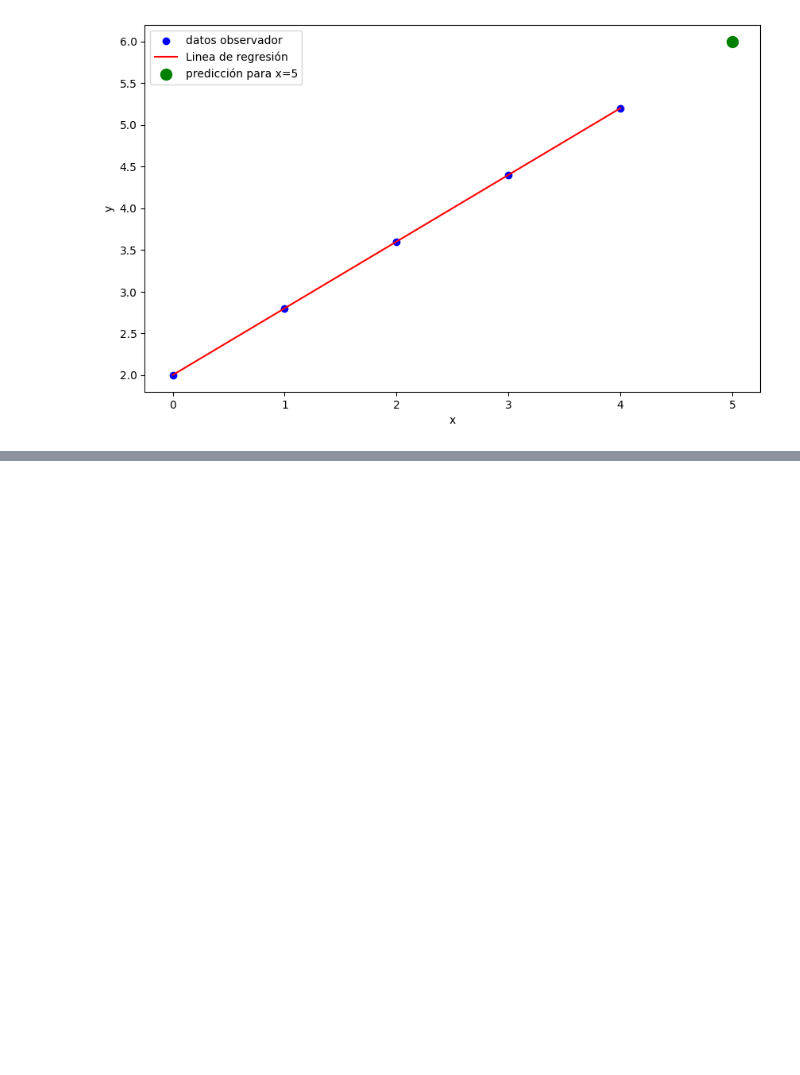
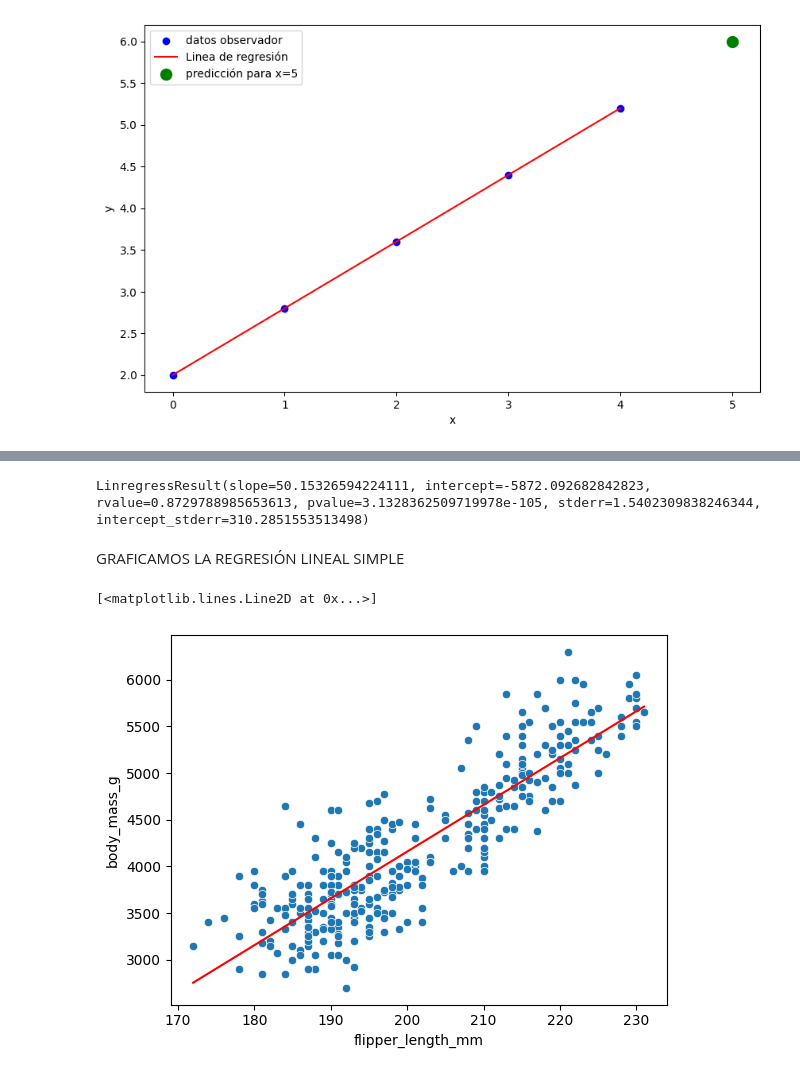
Before and after one commit to cesarmayta/BOOTCAMP_DSG1, a Jupyter notebook: dia1/03_regresion_lineal_simple_scipy_minimos_cuadrados.ipynb, the cells around one changed output, grey strips where cells are left out. Saved outputs shown, nothing was run; the diff lists cells and outputs as text; code cells hidden in the pictures; blank space fills up the shorter version.

Commit message:
regresion lineal con pinguinos

```diff
--- a/dia1/03_regresion_lineal_simple_scipy_minimos_cuadrados.ipynb
+++ b/dia1/03_regresion_lineal_simple_scipy_minimos_cuadrados.ipynb
@@ -79,0 +84,3 @@ plt.show()
+# %%
+penguins_df = sns.load_dataset('penguins')
+penguins_df
@@ -79,0 +110,3 @@ plt.show()
+# %%
+penguins_df.dropna(inplace=True)
+penguins_df
@@ -79,0 +127,28 @@ plt.show()
+# %%
+penguins_res = scipy.stats.linregress(x=penguins_df.flipper_length_mm,y=penguins_df.body_mass_g)
+penguins_res
+# %% [output]
+LinregressResult(slope=50.15326594224111, intercept=-5872.092682842823, rvalue=0.8729788985653613, pvalue=3.1328362509719978e-105, stderr=1.5402309838246344, intercept_stderr=310.2851553513498)
+# %% [markdown]
+GRAFICAMOS LA REGRESIÓN LINEAL SIMPLE
+# %%
+sns.scatterplot(
+    data=penguins_df,
+    x='flipper_length_mm',
+    y='body_mass_g'
+)
+
+# y = mx + b
+
+m = penguins_res.slope
+b = penguins_res.intercept
+
+
+
+fx_1 = np.array([penguins_df.flipper_length_mm.min(),penguins_df.flipper_length_mm.max()])
+fy_1 = m * fx_1 + b
+
+plt.plot(fx_1,fy_1,color='red')
+# %% [output]
+[<matplotlib.lines.Line2D at 0x...>]
+[figure, added]
```
Also changed, not shown: parts of 9 cells of this notebook.
